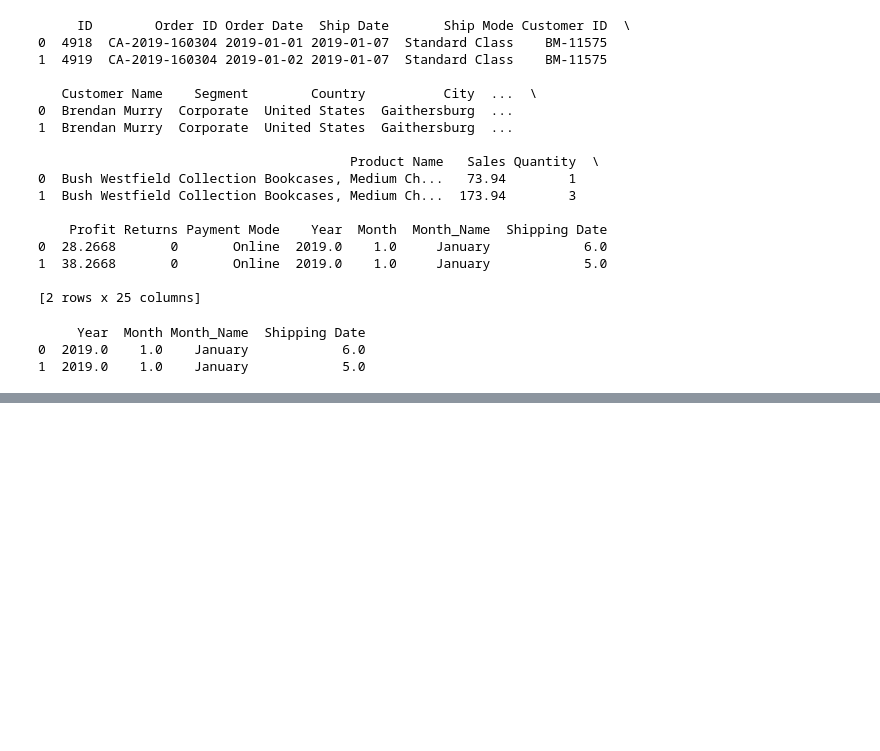
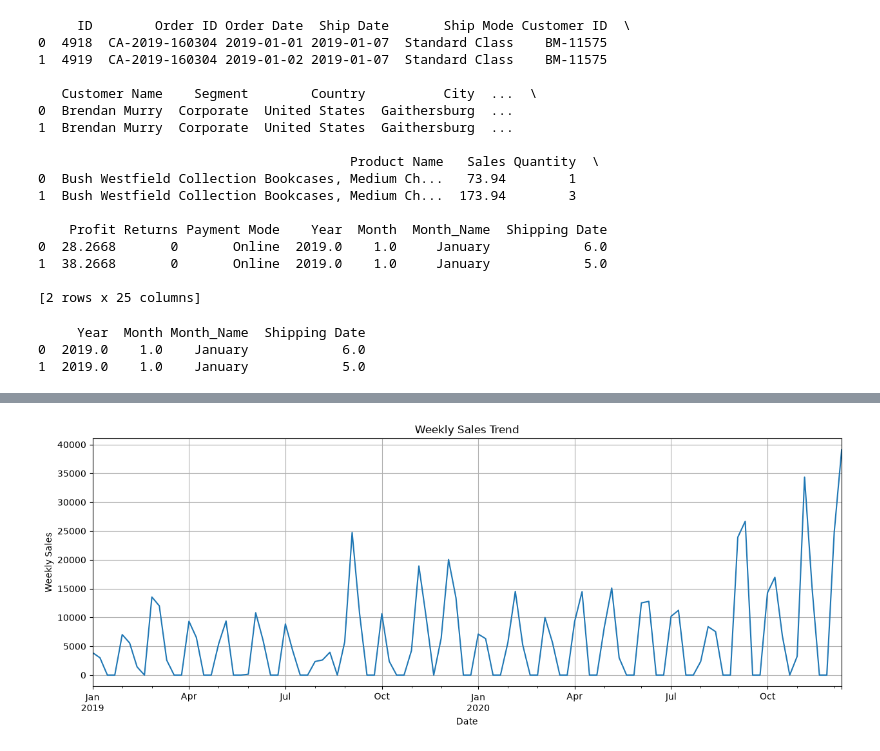
Before and after one commit to Lakshman-2007/Sales_Amazon_DS_1, a Jupyter notebook: program/Amazon_Sales_Analysis.ipynb, the cells around one changed output, grey strips where cells are left out. Saved outputs shown, nothing was run; the diff lists cells and outputs as text; code cells hidden in the pictures; blank space fills up the shorter version.

```diff
--- a/program/Amazon_Sales_Analysis.ipynb
+++ b/program/Amazon_Sales_Analysis.ipynb
@@ -343,0 +458,10 @@ print(df[["Year","Month","Month_Name","Shipping Date"]].head(2))
+# %%
+weekly_sales = daily_sales.resample("W").sum()
+
+weekly_sales.plot(figsize=(15, 5), title="Weekly Sales Trend")
+plt.xlabel("Date")
+plt.ylabel("Weekly Sales")
+plt.grid()
+plt.show()
+# %% [output]
+[figure, added]
```
Also changed, not shown: parts of 15 cells of this notebook.
